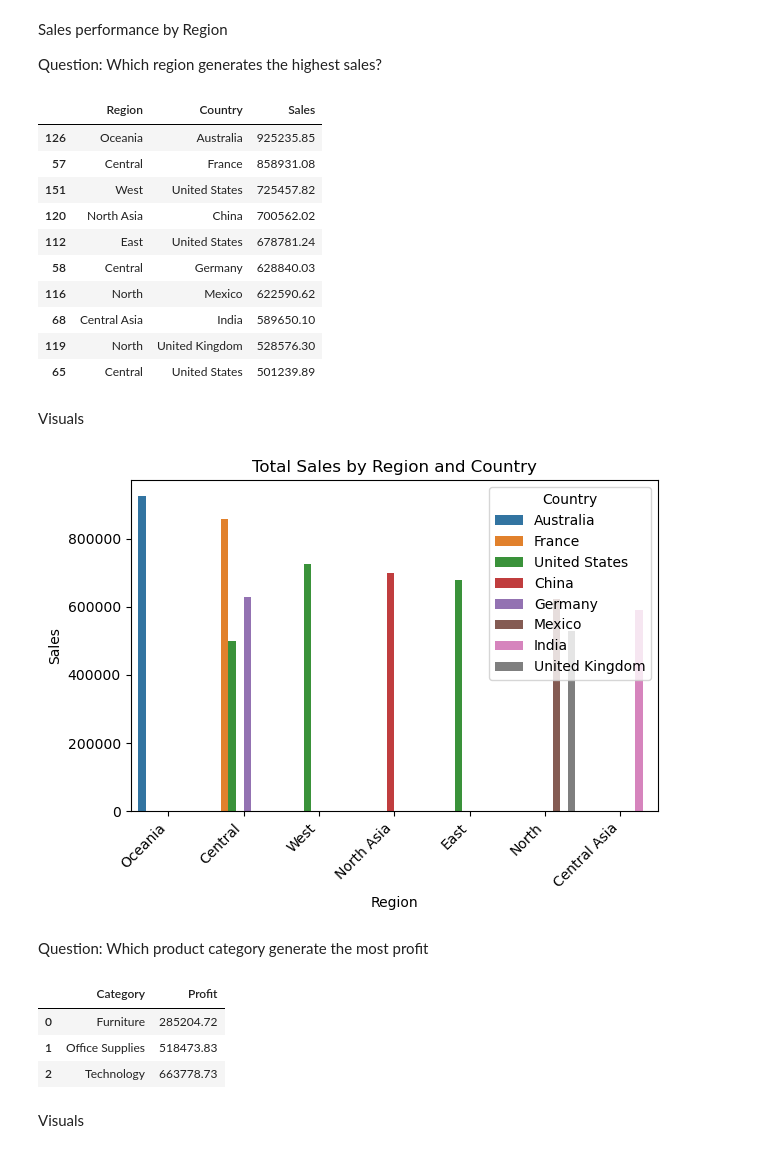
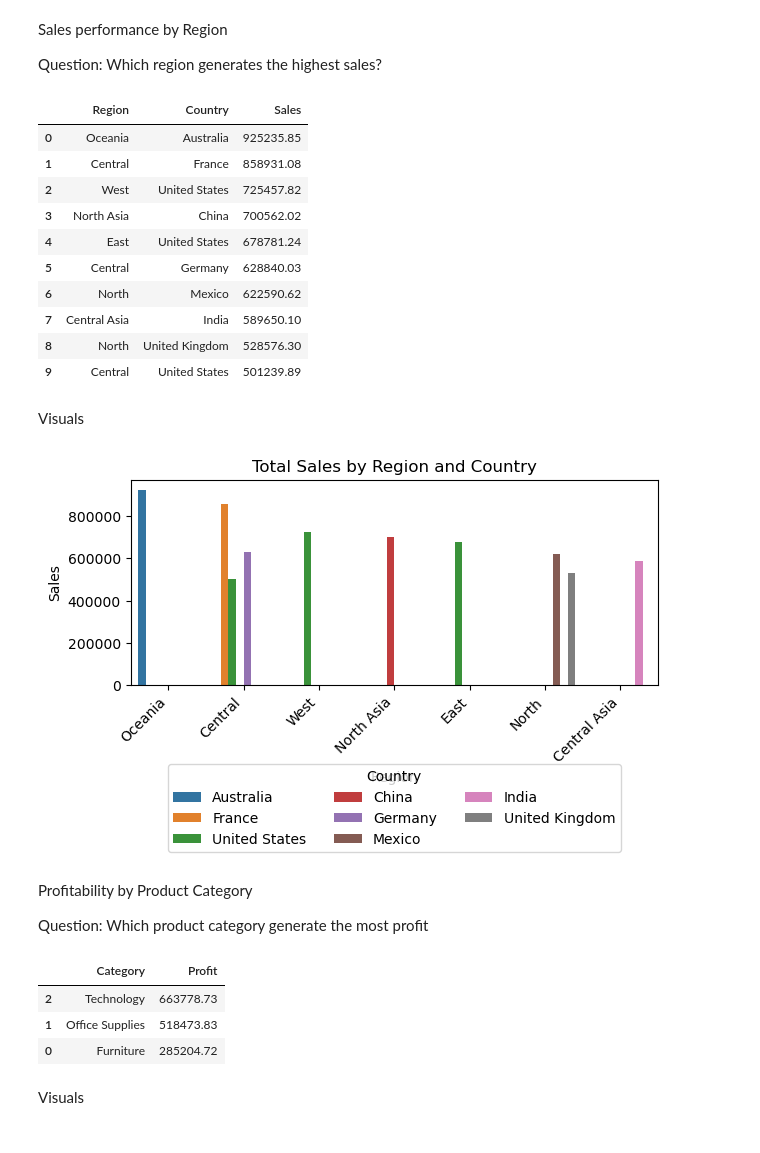
Before and after one commit to AmadiJohn/Python_Data_Analytics_Project, a Jupyter notebook: global_superstore_EDA.ipynb, the cells around one changed output. Cells and saved outputs as stored; diff of their text form; code cells hidden in the pictures.

Commit message:
Update EDA notebook and README documentation with new visuals

```diff
--- a/global_superstore_EDA.ipynb
+++ b/global_superstore_EDA.ipynb
@@ -84,52 +84,55 @@ sales_by_region = (
 
 top_regions = sales_by_region.sort_values(by='Sales', ascending=False).head(10)
 
-top_regions
+top_regions.reset_index(drop=True)
 # %% [output]
 |  | Region | Country | Sales |
-| 126 | Oceania | Australia | 925235.85 |
-| 57 | Central | France | 858931.08 |
-| 151 | West | United States | 725457.82 |
-| 120 | North Asia | China | 700562.02 |
-| 112 | East | United States | 678781.24 |
-| 58 | Central | Germany | 628840.03 |
-| 116 | North | Mexico | 622590.62 |
-| 68 | Central Asia | India | 589650.10 |
-| 119 | North | United Kingdom | 528576.30 |
-| 65 | Central | United States | 501239.89 |
+| 0 | Oceania | Australia | 925235.85 |
+| 1 | Central | France | 858931.08 |
+| 2 | West | United States | 725457.82 |
+| 3 | North Asia | China | 700562.02 |
+| 4 | East | United States | 678781.24 |
+| 5 | Central | Germany | 628840.03 |
+| 6 | North | Mexico | 622590.62 |
+| 7 | Central Asia | India | 589650.10 |
+| 8 | North | United Kingdom | 528576.30 |
+| 9 | Central | United States | 501239.89 |
 # %% [markdown]
 Visuals
 # %%
-# keep only the top 10 (region-country) rows by sales
-# earlier we printed them but didn't save; make a filtered frame for plotting
-top_region = (
-    sales_by_region
-    .sort_values(by='Sales', ascending=False)
-    .head(10)
-)
+sns.barplot(data=top_regions, x='Region', y='Sales', hue='Country', dodge=True)
 
-sns.barplot(data=top_regions, x='Region', y='Sales', hue='Country')
 plt.title('Total Sales by Region and Country')
 plt.xlabel('Region')
 plt.ylabel('Sales')
-plt.legend(title='Country', loc='upper right')
+
+# place legend below the plot
+plt.legend(title='Country', loc='upper center', bbox_to_anchor=(0.5, -0.35),
+           ncol=3)
+
 plt.xticks(rotation=45, ha='right')
 plt.tight_layout()
 plt.show()
 # %% [output]
-[figure, old version]
+[figure, new version]
 # %% [markdown]
+Profitability by Product Category
+
 Question: Which product category generate the most profit
 # %%
 category_profit = df[['Category', 'Profit']]
-profit_by_category = category_profit.groupby('Category')['Profit'].sum().round(2).reset_index()
-
+profit_by_category = (category_profit
+.groupby('Category')['Profit']
+.sum().round(2)
+.reset_index()
+.sort_values(by='Profit', ascending=False)
+)
 profit_by_category
 # %% [output]
 |  | Category | Profit |
+| 2 | Technology | 663778.73 |
+| 1 | Office Supplies | 518473.83 |
 | 0 | Furniture | 285204.72 |
-| 1 | Office Supplies | 518473.83 |
-| 2 | Technology | 663778.73 |
 # %% [markdown]
 Visuals
 # %%
```
Also changed, not shown: parts of 5 cells of this notebook, 6 other files.
